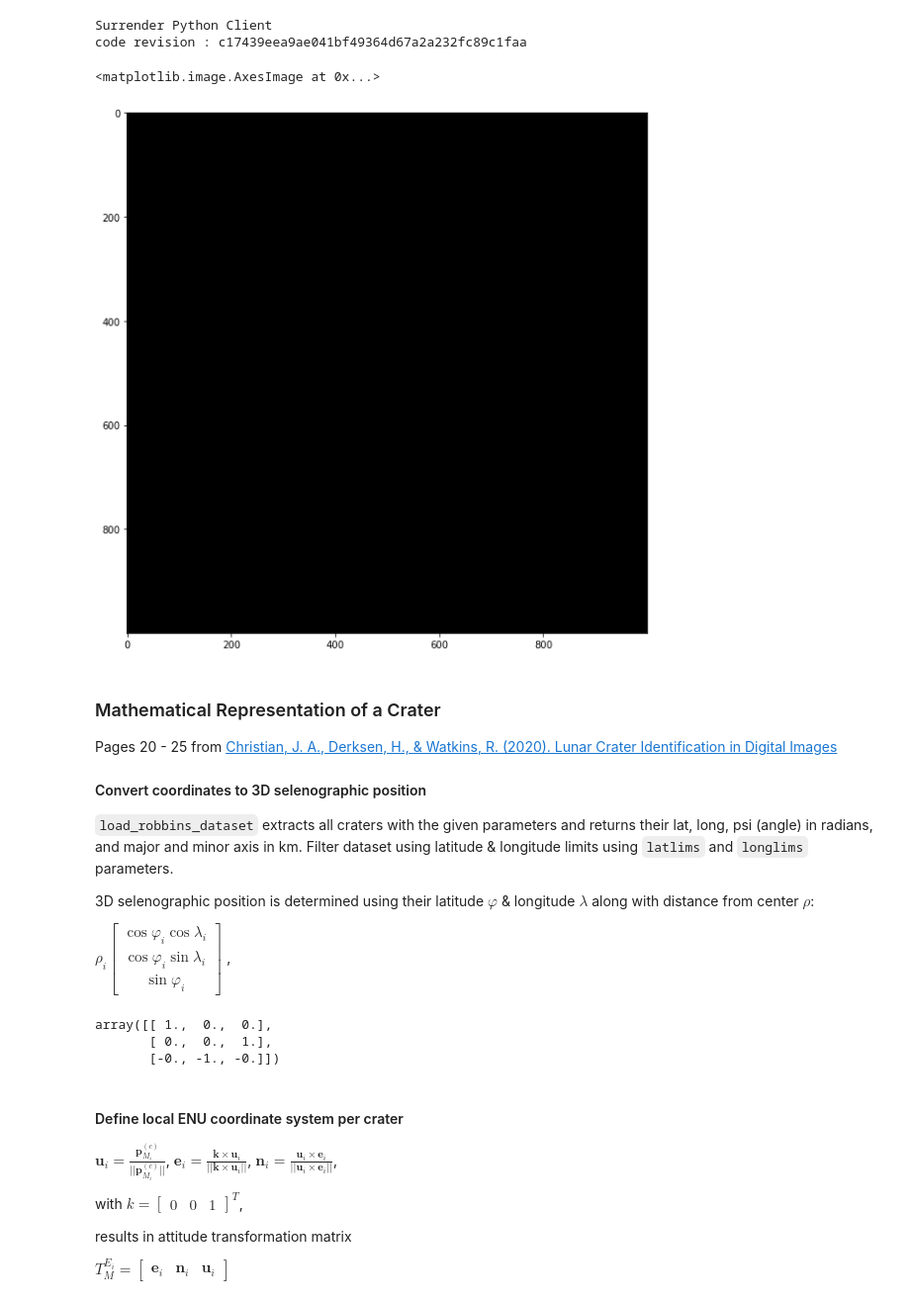
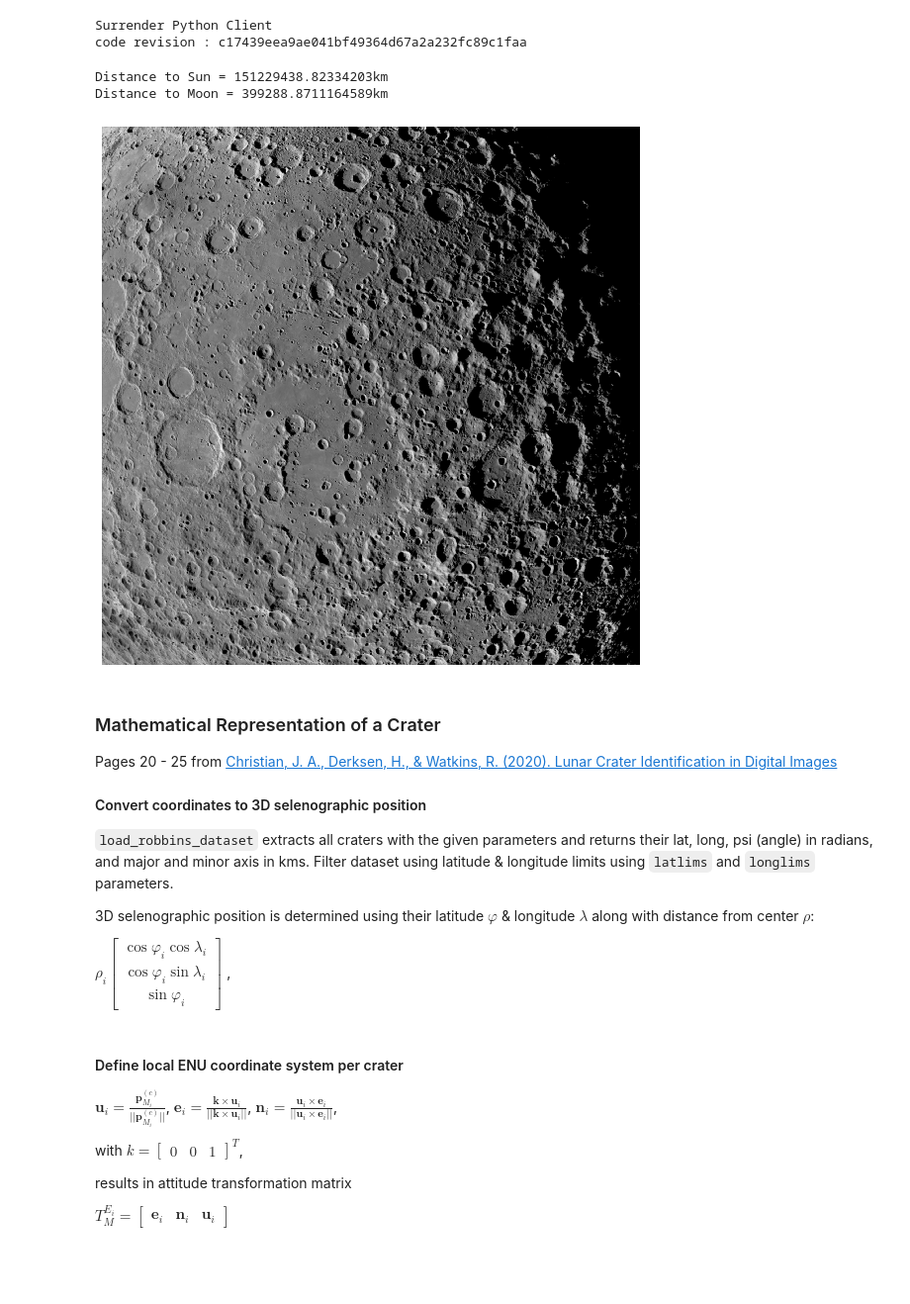
Before and after one commit to wdoppenberg/crater-detection, a Jupyter notebook: notebooks/projection.ipynb, the cells around one changed output. Shown at 99% size. Saved outputs shown, nothing was run; the diff lists cells and outputs as text; code cells hidden in the pictures; blank space fills up the shorter version.

Commit message:
Camera axis definition complete (finally); Projection still maligned

```diff
--- a/notebooks/projection.ipynb
+++ b/notebooks/projection.ipynb
@@ -10,6 +10,7 @@ from matplotlib import pyplot as plt
 from scipy.spatial.transform import Rotation as R
 from surrender.geometry import vec3, vec4, MatToQuat, gaussian
 from surrender.surrender_client import surrender_client
+from astropy.coordinates import cartesian_to_spherical, spherical_to_cartesian
 
 from craterdetection.matching.database import extract_robbins_dataset, load_craters
 from craterdetection.matching.projective_invariants import crater_representation, matrix_adjugate
@@ -21,7 +22,7 @@ _KERNEL_ROOT = Path('../data/spice_kernels')
 sun_radius = 696342000
 ua2km = 149597870.700
 ua = ua2km * 1e3
-R_moon = 1737.4
+R_moon = 1737.1
 # %%
 def download_kernel(file_path, base_url=_BASE_URL, base_folder=_KERNEL_ROOT):
     if isinstance(file_path, str):
@@ -124,57 +133,61 @@ Surrender Python Client
 code revision : c17439eea9ae041bf49364d67a2a232fc89c1faa
 # %%
 # convert the datetime to a string, replacing the time with midnight
-DATE = '2020-12-15T00:00:00'
+DATE = '2020-05-15T00:00:00'
 
 # convert the utc midnight string to the corresponding ET
 ET_DATE = spice.utc2et(DATE)
+
+SUN_POS, _ = spice.spkpos(targ='SUN', et=ET_DATE, ref='ECLIPJ2000', abcorr='NONE', obs='EARTH')
+SUN_POS *= 1e3  # Convert to m
+s.setObjectPosition('sun', SUN_POS)
+
+MOON_POS, _ = spice.spkpos(targ='MOON', et=ET_DATE, ref='ECLIPJ2000', abcorr='NONE', obs='EARTH')
+MOON_POS *= 1e3  # Convert to m
+s.setObjectPosition('moon', MOON_POS)
+
+print(f"Distance to Sun = {LA.norm(SUN_POS)/1e3}km\nDistance to Moon = {LA.norm(MOON_POS)/1e3}km")
+# %% [output]
+Distance to Sun = 151229438.82334203km
+Distance to Moon = 399288.8711164589km
-# %%
-MOON_POS = vec3(0, 0, 0)
-
-SUN_POS_REL_MOON, _ = spice.spkpos(targ='SUN', et=ET_DATE, ref='MOON_PA', abcorr='NONE', obs='MOON')
-SUN_POS_REL_MOON *= 1e3  # Convert to m
-
-EARTH_POS_REL_MOON, _ = spice.spkpos(targ='EARTH', et=ET_DATE, ref='MOON_PA', abcorr='NONE', obs='MOON')
-EARTH_POS_REL_MOON *= 1e3  # Convert to m
-
-dist = R_moon*1e3 + 3000e3
 # %%
+height = 500
+dist = R_moon + height
+
 ### ROTATE CAMERA
 k = np.array([0., 0., 1.])[:, None]
-pos_cam = np.array([0, dist, 0])
+r_M = np.array([-0.5*dist, dist, dist])[:, None]
+CAM_POS = MOON_POS + r_M.ravel()*1e3
 
-Z_cam = -pos_cam / LA.norm(pos_cam)
+Z_cam = -((CAM_POS - MOON_POS) / LA.norm(CAM_POS - MOON_POS))[:, None]
 
-X_cam = np.cross(k, Z_cam, axis=0)
+X_cam = np.cross(k, r_M, axis=0)
 X_cam /= LA.norm(X_cam, ord=2)
 
 Y_cam = np.cross(Z_cam, X_cam, axis=0)
 Y_cam /= LA.norm(Y_cam, ord=2)
 
-T_CM = np.concatenate((X_cam, Y_cam, Z_cam[:, None]), axis=-1)
-T_MC = LA.inv(T_CM)
+T_CM = np.concatenate((X_cam, Y_cam, Z_cam), axis=-1)
 
-s.setObjectPosition('camera', pos_cam)
-s.setObjectAttitude('camera', MatToQuat(T_MC))
-s.setObjectPosition('sun', tuple(SUN_POS_REL_MOON))
-s.setObjectPosition('moon', MOON_POS)
-
-# s.setObjectAttitude('moon', R.from_euler('x', 240, degrees=True).as_quat())
+s.setObjectPosition('camera', CAM_POS)
+s.setObjectAttitude('camera', R.from_matrix(T_CM).as_quat())
+s.setObjectAttitude('moon', R.from_matrix(np.identity(3)).as_quat())
 
 s.render()
 im = s.getImageGray32F()
 fig, ax = plt.subplots(figsize=(10, 10))
-ax.imshow(im, aspect='equal', interpolation='none', cmap='gray')
+ax.imshow(im, aspect='equal', interpolation='none', cmap='Greys_r')
+ax.set_axis_off()
+# fig.savefig('output/surrender_example.png')
 # %% [output]
-<matplotlib.image.AxesImage at 0x...>
-[figure, old version]
+[figure, new version]
 # %% [markdown]
 ### Mathematical Representation of a Crater
 Pages 20 - 25 from [Christian, J. A., Derksen, H., & Watkins, R. (2020). Lunar Crater Identification in Digital Images](http://arxiv.org/abs/2009.01228)
 
 #### Convert coordinates to 3D selenographic position
 `load_robbins_dataset` extracts all craters with the given parameters and returns their lat, long, psi (angle) in radians, and
-major and minor axis in km.
+major and minor axis in kms.
 Filter dataset using latitude & longitude limits using `latlims` and `longlims` parameters.
 
 3D selenographic position is determined using their latitude $\varphi$ & longitude $\lambda$ along with distance
@@ -189,19 +202,12 @@ $\rho_i \begin{bmatrix}
 # The following extracts all craters with the given parameters and returns their lat, long, psi (angle) in radians, and
 # major and minor axis in km.
 lat, long, major, minor, psi, crater_id = extract_robbins_dataset(
-    load_craters("../data/lunar_crater_database_robbins_2018.csv", diamlims=[200, 350])
+    load_craters("../data/lunar_crater_database_robbins_2018.csv", diamlims=[50, 100])
 )
 
-p_Mi = R_moon*np.array([
-    np.cos(lat)*np.cos(long),
-    np.cos(lat)*np.sin(long),
-    np.sin(lat)
-]).T[..., None]
-T_MC
+p_Mi = np.array(spherical_to_cartesian(R_moon, lat, long)).T[:, :, None]
+visible = LA.norm(p_Mi - r_M, ord=2, axis=(1, 2)) < np.sqrt(LA.norm(r_M)**2 + R_moon**2)
+p_Mi = p_Mi[visible]
-# %% [output]
-array([[ 1.,  0.,  0.],
-       [ 0.,  0.,  1.],
-       [-0., -1., -0.]])
 # %% [markdown]
 #### Define local ENU coordinate system per crater
 $ \mathbf{u}_i = \frac{\mathbf{p}^{(c)}_{M_i}}{||\mathbf{p}^{(c)}_{M_i}||} $,
```
Also changed, not shown: parts of 7 cells of this notebook.
